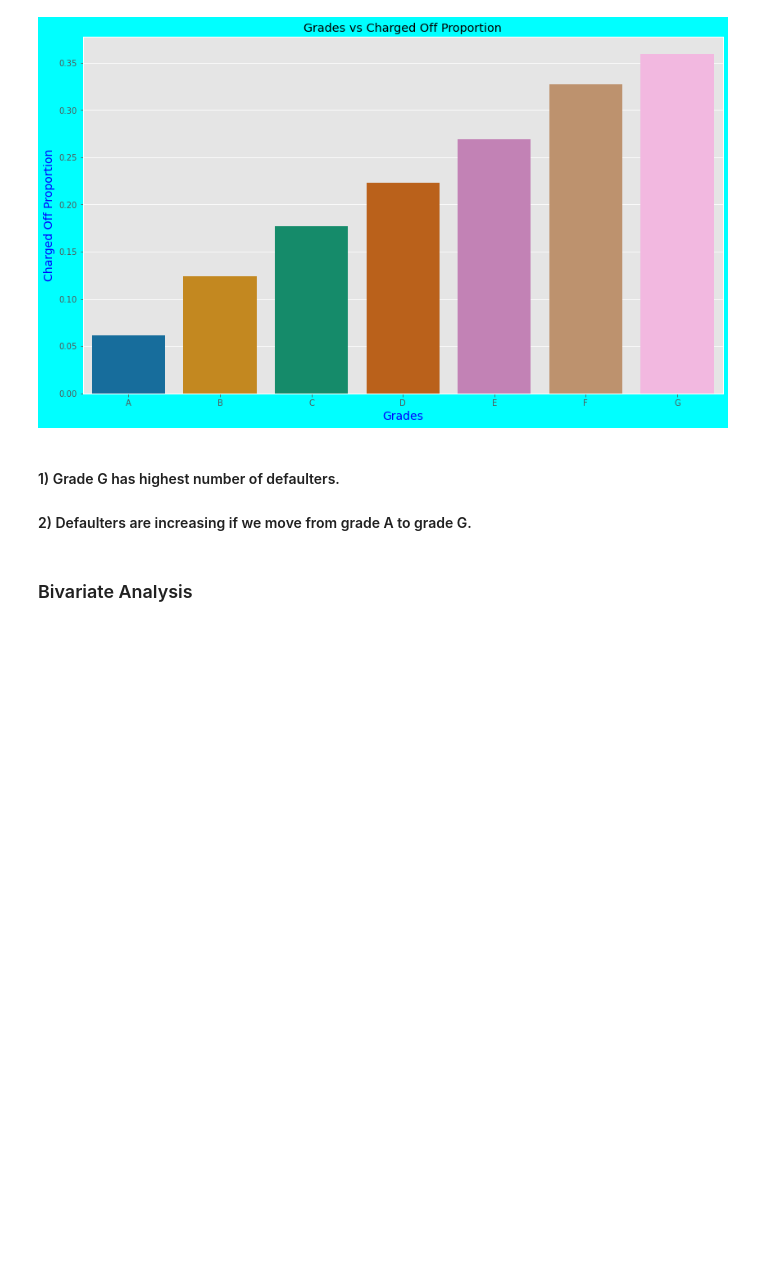
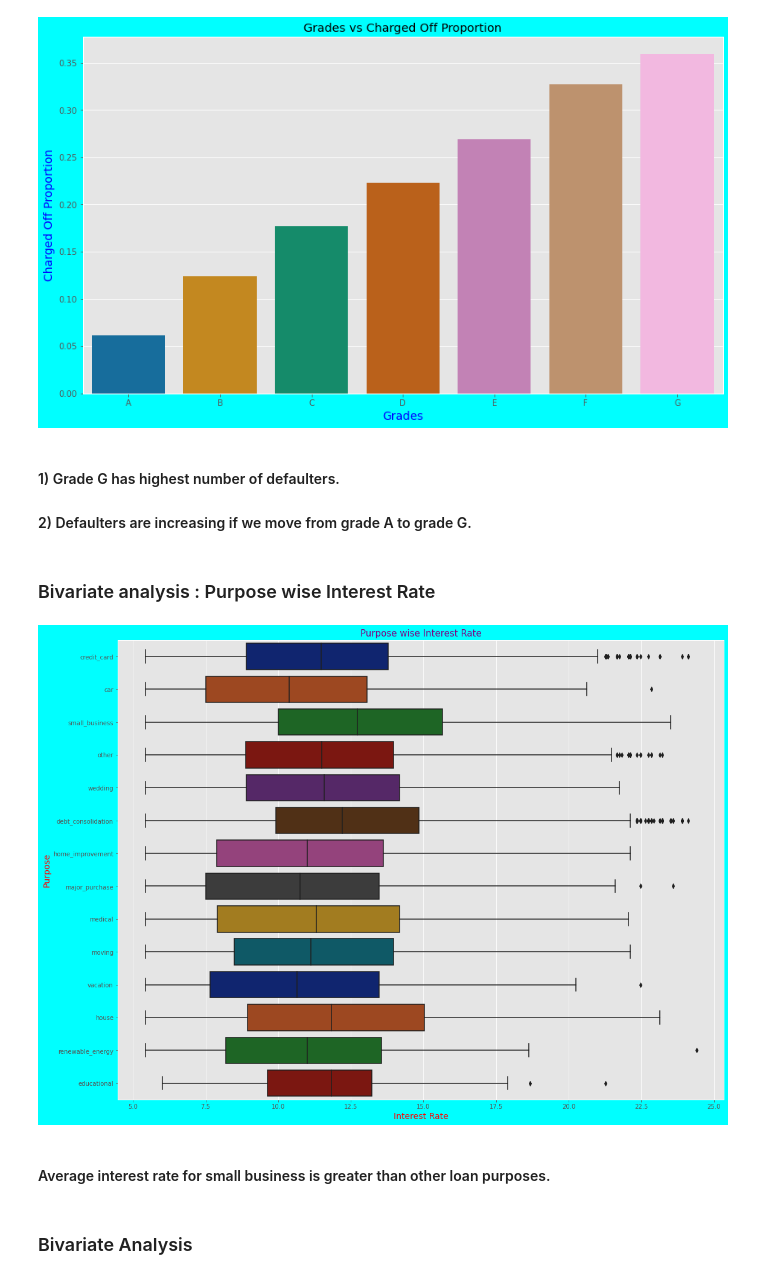
Before and after one commit to hanumant-jadhav/LendingClubCaseStudy, a Jupyter notebook: Hanumant_Jadhav.ipynb, the cells around one changed output. Saved outputs shown, nothing was run; the diff lists cells and outputs as text; code cells hidden in the pictures; blank space fills up the shorter version.

Commit message:
Added purpose wise interest rate insights

```diff
--- a/Hanumant_Jadhav.ipynb
+++ b/Hanumant_Jadhav.ipynb
@@ -349,6 +349,19 @@ plt.show()
 # %% [markdown]
 #### 1) Grade G has highest number of defaulters.
 #### 2) Defaulters are increasing if we move from grade A to grade G.
+# %% [markdown]
+### Bivariate analysis : Purpose wise Interest Rate
+# %%
+plt.figure(figsize=(18,14),facecolor='cyan')
+axis = sns.boxplot(x='int_rate', y='purpose', data =loan_df, palette='dark')
+axis.set_title('Purpose wise Interest Rate', fontsize=15, color='Purple')
+axis.set_xlabel('Interest Rate', fontsize=14, color = 'red')
+axis.set_ylabel('Purpose', fontsize=14, color = 'red')
+plt.show()
+# %% [output]
+[figure, added]
+# %% [markdown]
+#### Average interest rate for small business is greater than other loan purposes.
 # %% [markdown]
 ### Bivariate Analysis
 # %%
```
Also changed, not shown: parts of 8 cells of this notebook.
